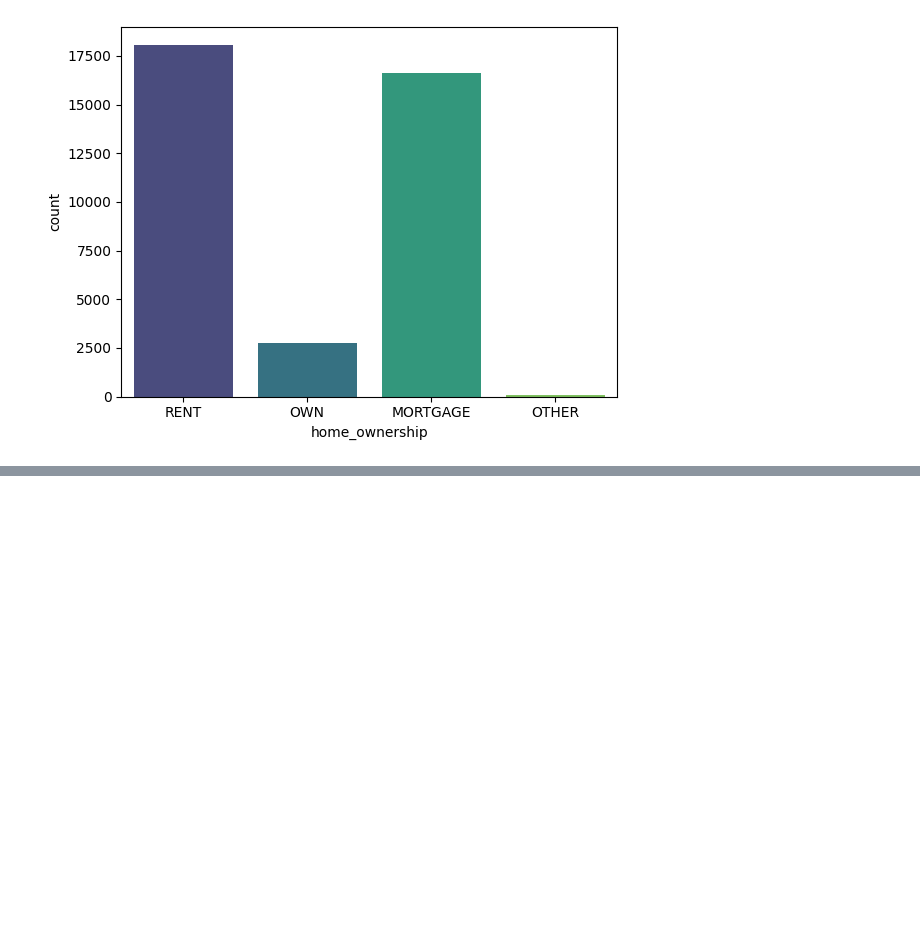
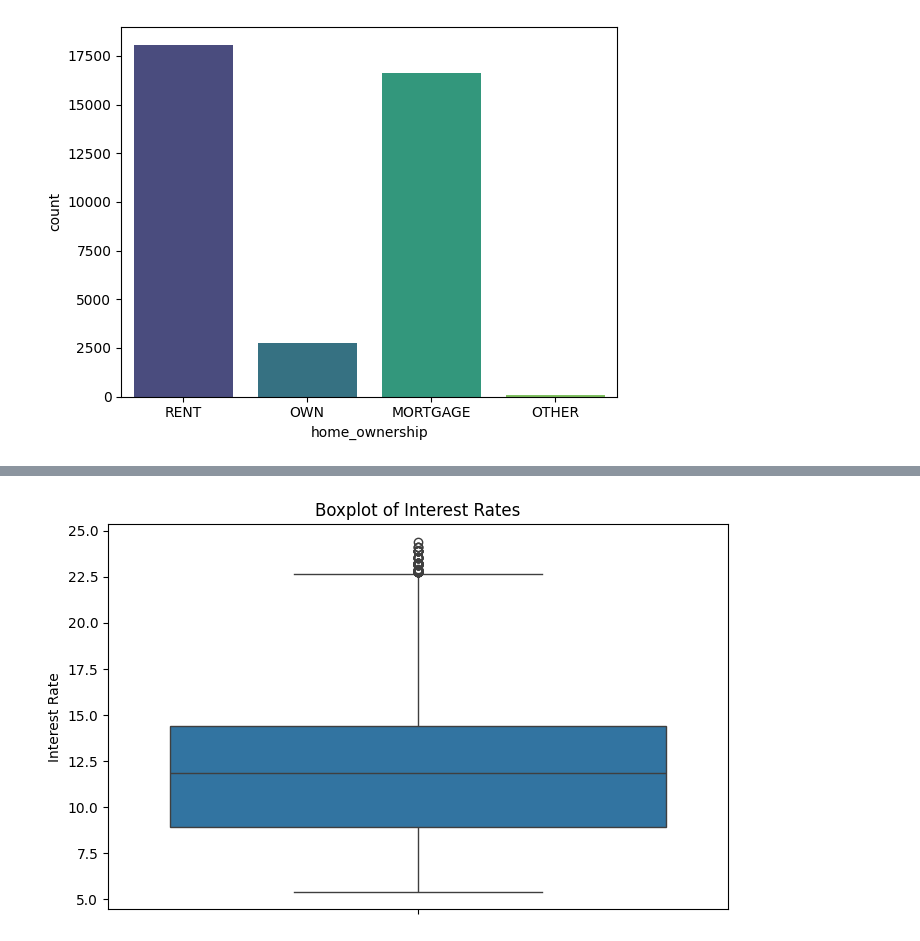
Before and after one commit to muralik31/Lending-Club-Case-Study, a Jupyter notebook: Murali_Krishna_Kondapally.ipynb, the cells around one changed output, grey strips where cells are left out. Cells and saved outputs as stored; diff of their text form; code cells hidden in the pictures; blank space fills up the shorter version.

```diff
--- a/Murali_Krishna_Kondapally.ipynb
+++ b/Murali_Krishna_Kondapally.ipynb
@@ -565,0 +538,9 @@ plt.show()
+# %%
+# Boxplot for interest rates
+plt.figure(figsize=(8, 5))
+sns.boxplot(data=df_latest, y='int_rate')
+plt.title('Boxplot of Interest Rates')
+plt.ylabel('Interest Rate')
+plt.show()
+# %% [output]
+[figure, added]
```
Also changed, not shown: parts of 21 cells of this notebook.
